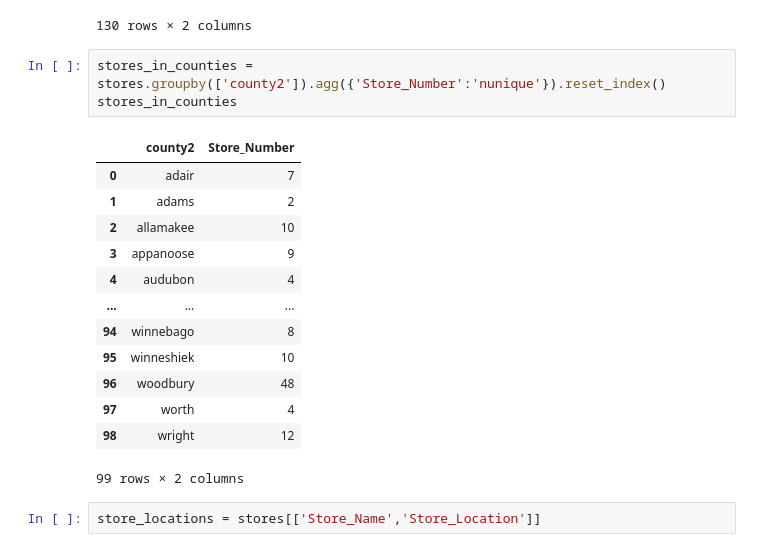
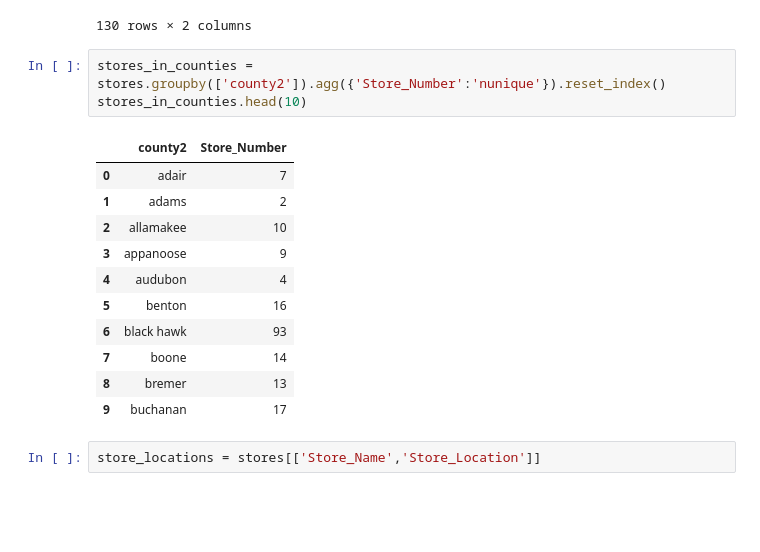
Before and after one commit to dgarbato/capstone, a Jupyter notebook: geopandas.ipynb, the cells around one changed output. Saved outputs shown, nothing was run; the diff lists cells and outputs as text; blank space fills up the shorter version.

```diff
--- a/geopandas.ipynb
+++ b/geopandas.ipynb
@@ -102,21 +109,19 @@ stores.loc[stores.county_copy.isin(['buena vist', 'cerro gord', 'obrien', 'potta
 130 rows × 2 columns
 # %%
 stores_in_counties = stores.groupby(['county2']).agg({'Store_Number':'nunique'}).reset_index()
-stores_in_counties
+stores_in_counties.head(10)
 # %% [output]
 |  | county2 | Store_Number |
 | 0 | adair | 7 |
 | 1 | adams | 2 |
 | 2 | allamakee | 10 |
 | 3 | appanoose | 9 |
 | 4 | audubon | 4 |
-| ... | ... | ... |
-| 94 | winnebago | 8 |
-| 95 | winneshiek | 10 |
-| 96 | woodbury | 48 |
-| 97 | worth | 4 |
-| 98 | wright | 12 |
+| 5 | benton | 16 |
+| 6 | black hawk | 93 |
+| 7 | boone | 14 |
+| 8 | bremer | 13 |
+| 9 | buchanan | 17 |
-99 rows × 2 columns
 # %%
 store_locations = stores[['Store_Name','Store_Location']]
 # %% [markdown]
```
Also changed, not shown: parts of 9 cells of this notebook, 7 other files.
